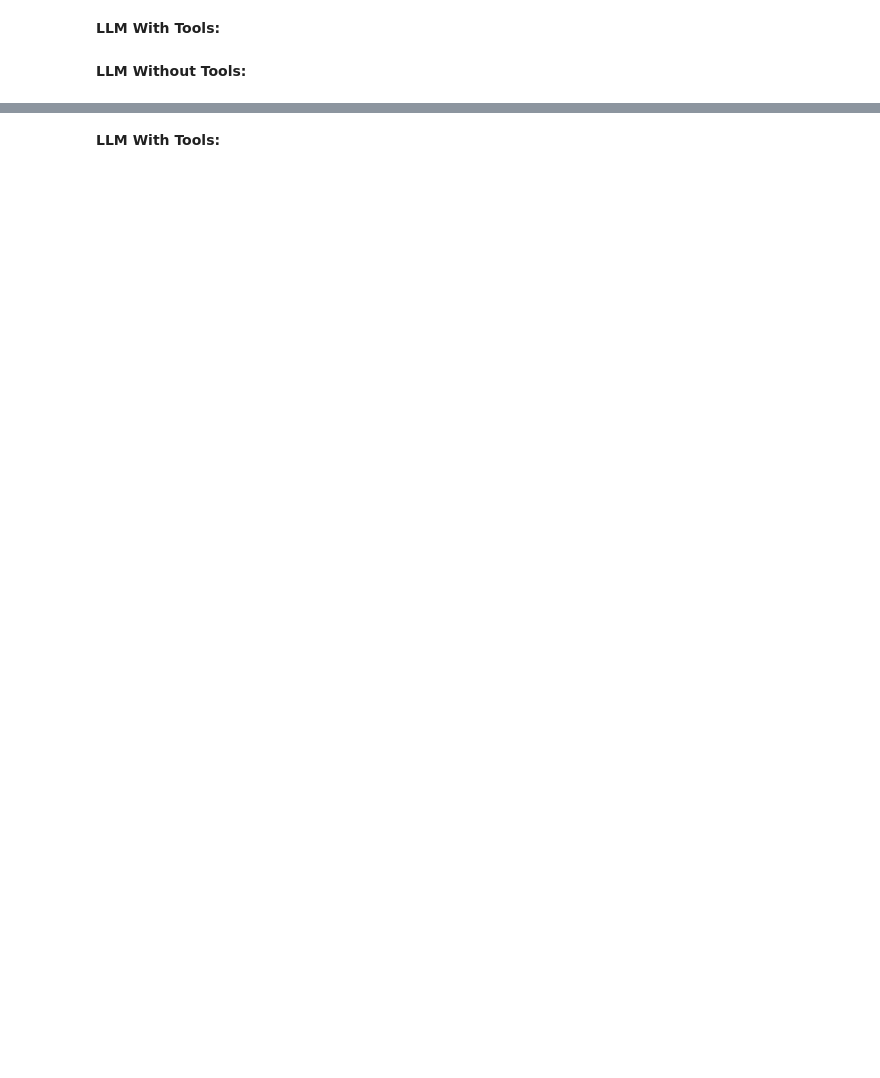
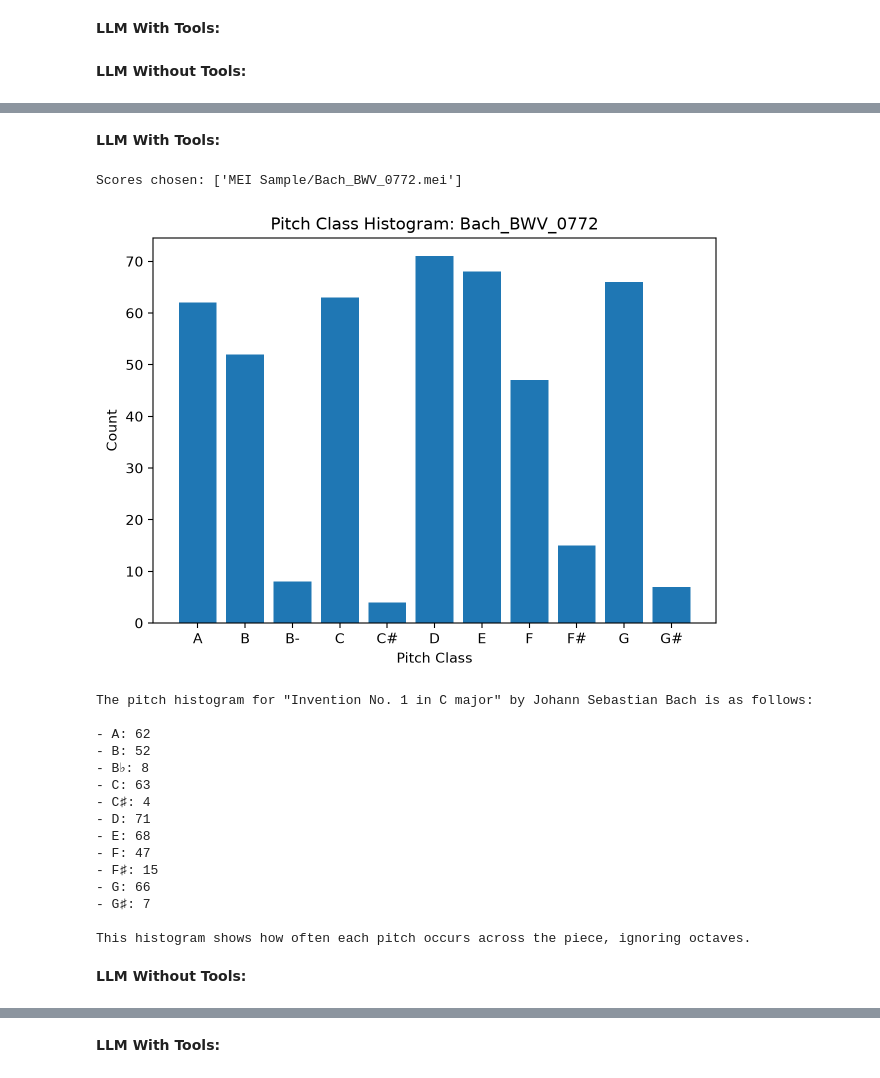
Before and after one commit to RichardFreedman/AMS-NEH-Notebooks-Data, a Jupyter notebook: 10_LLM_Langchain/C_Music_Analysis_LLM.ipynb, the cells around one changed output, grey strips where cells are left out. Cells and saved outputs as stored; diff of their text form; code cells hidden in the pictures; blank space fills up the shorter version.

```diff
--- a/10_LLM_Langchain/C_Music_Analysis_LLM.ipynb
+++ b/10_LLM_Langchain/C_Music_Analysis_LLM.ipynb
@@ -770,0 +939,36 @@ Both do a great job here! This is to be expected, as it is simply pulling metada
+# %%
+# Shared question — identical wording is sent to both the tools and no-tools runs
+histogram_question = (
+    "Return a pitch histogram for the following piece of music. That is, show how often "
+    "each pitch (ignoring octave) occurs across the piece."
+)
+# %% [markdown]
+**LLM With Tools:**
+# %%
+result_state = run_graph(
+    histogram_question,
+    "MEI Sample/Bach_BWV_0772.mei",
+    use_tools=True,
+)
+
+print(result_state["answer"])
+# %% [output]
+Scores chosen: ['MEI Sample/Bach_BWV_0772.mei']
+[figure, added]
+The pitch histogram for "Invention No. 1 in C major" by Johann Sebastian Bach is as follows:
+
+- A: 62
+- B: 52
+- B♭: 8
+- C: 63
+- C♯: 4
+- D: 71
+- E: 68
+- F: 47
+- F♯: 15
+- G: 66
+- G♯: 7
+
+This histogram shows how often each pitch occurs across the piece, ignoring octaves.
+# %% [markdown]
+**LLM Without Tools:**
```
Also changed, not shown: parts of 63 cells of this notebook, 1 other file.
